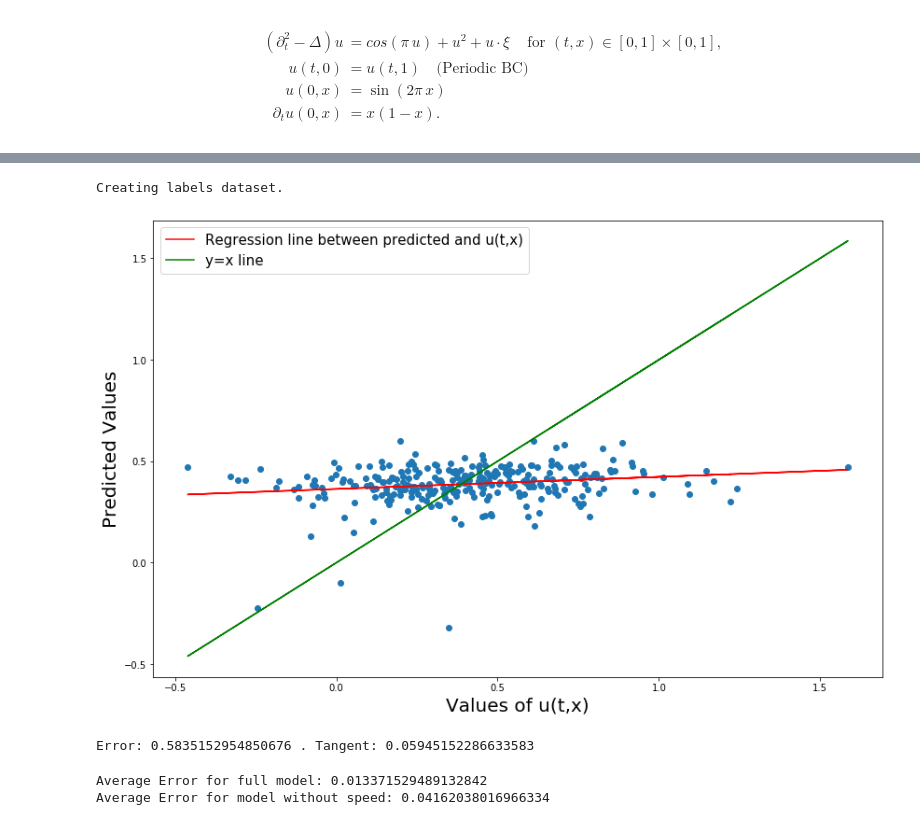
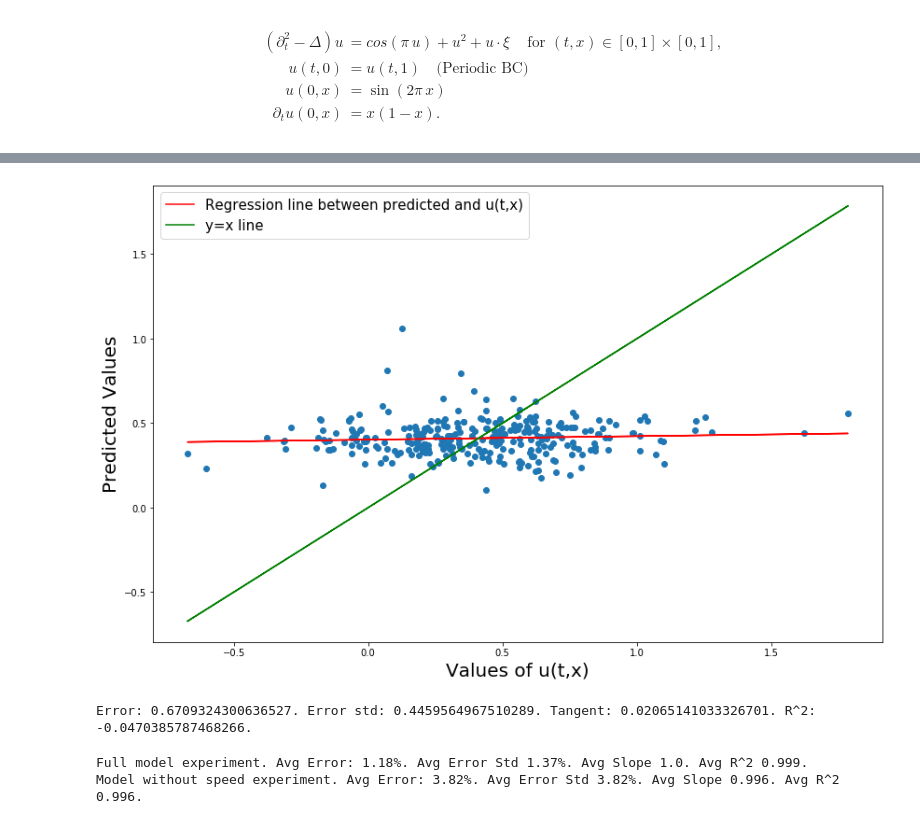
Before and after one commit to andrisger/Feature-Engineering-with-Regularity-Structures, a Jupyter notebook: Wave_Numerics.ipynb, the cells around one changed output, grey strips where cells are left out. Cells and saved outputs as stored; diff of their text form; code cells hidden in the pictures.

```diff
--- a/Wave_Numerics.ipynb
+++ b/Wave_Numerics.ipynb
@@ -96,16 +95,15 @@ Error: 0.03903364610754997 . Tangent: 0.992937973875924
 # %%
 # Prediction by algorithm 1 for the model without initial conditions.
 
 t, x = -1, 50 # Point where prediction will be made
 E3 = Experiment(t, x, t, x)
 E3.F = Features_for_points[(t,x)][no_initial]
-E3.L = Wave[:,t,x]
+E3.L = Wave_soln[:,t,x]
 E3.one_experiment(split = True)
 E3.show_regression_experiment(metric = err2)
 # %% [output]
+[figure, new version]
-Creating labels dataset.
+Error: 0.6709324300636527. Error std: 0.4459564967510289. Tangent: 0.02065141033326701. R^2: -0.0470385787468266.
-[figure, old version]
-Error: 0.5835152954850676 . Tangent: 0.05945152286633583
 # %%
 repeat_num = 1000
 er, std, t, r = E.many_regression_experiments(repeat_num)
@@ -113,8 +111,8 @@ er_no_v, std_no_v, t_no_v, r_no_v = E2.many_regression_experiments(repeat_num)
 er, std, t, r = round(100*er, 2), round(100*std, 2), round(t, 3), round(r, 3)
 er_no_v, std_no_v, t_no_v, r_no_v = round(100*er_no_v, 2), round(100*std_no_v, 2), round(t_no_v, 3), round(r_no_v, 3)
 # %%
-print("Full model experiment. Avg Error: {}%. Avg Error Std {}%. Avg Slope {}. Avg R^2 {}.".format(er1, std1, t1, r1)), er)
-print("Average Error for model without speed:", er_no_speed)
+print("Full model experiment. Avg Error: {}%. Avg Error Std {}%. Avg Slope {}. Avg R^2 {}.".format(er, std, t, r))
+print("Model without speed experiment. Avg Error: {}%. Avg Error Std {}%. Avg Slope {}. Avg R^2 {}.".format(er_no_v, std_no_v, t_no_v, r_no_v))
 # %% [output]
-Average Error for full model: 0.013371529489132842
-Average Error for model without speed: 0.04162038016966334
+Full model experiment. Avg Error: 1.18%. Avg Error Std 1.37%. Avg Slope 1.0. Avg R^2 0.999.
+Model without speed experiment. Avg Error: 3.82%. Avg Error Std 3.82%. Avg Slope 0.996. Avg R^2 0.996.
```
Also changed, not shown: parts of 3 cells of this notebook.
